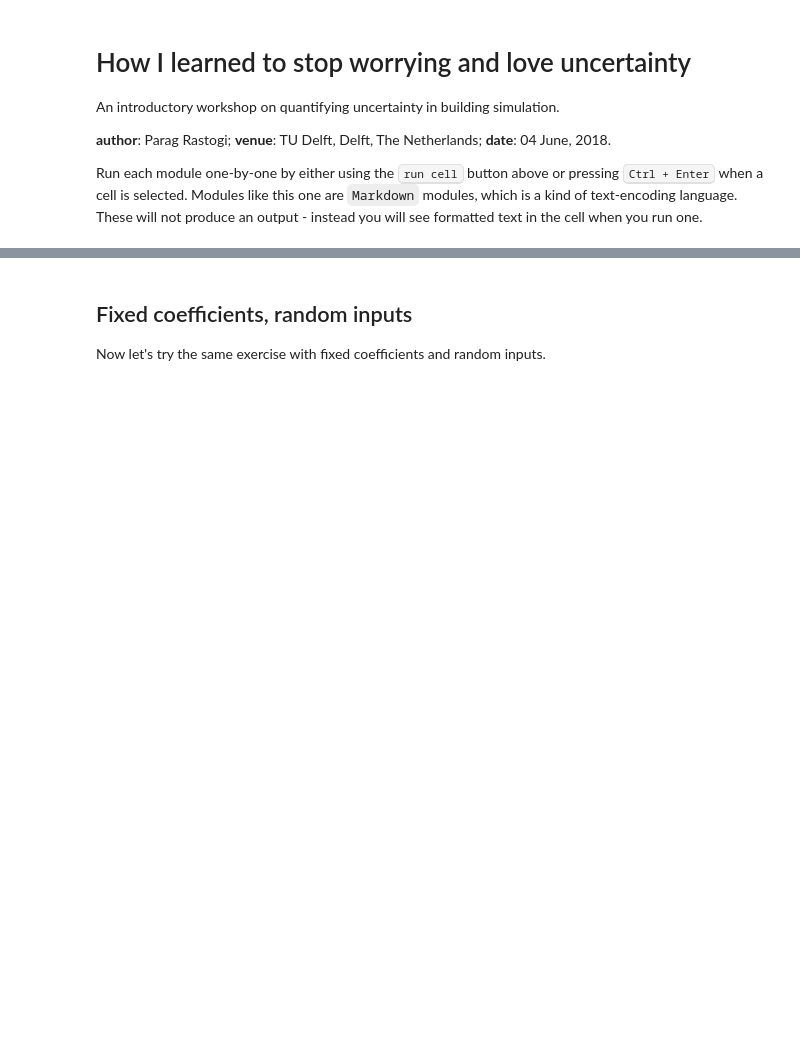
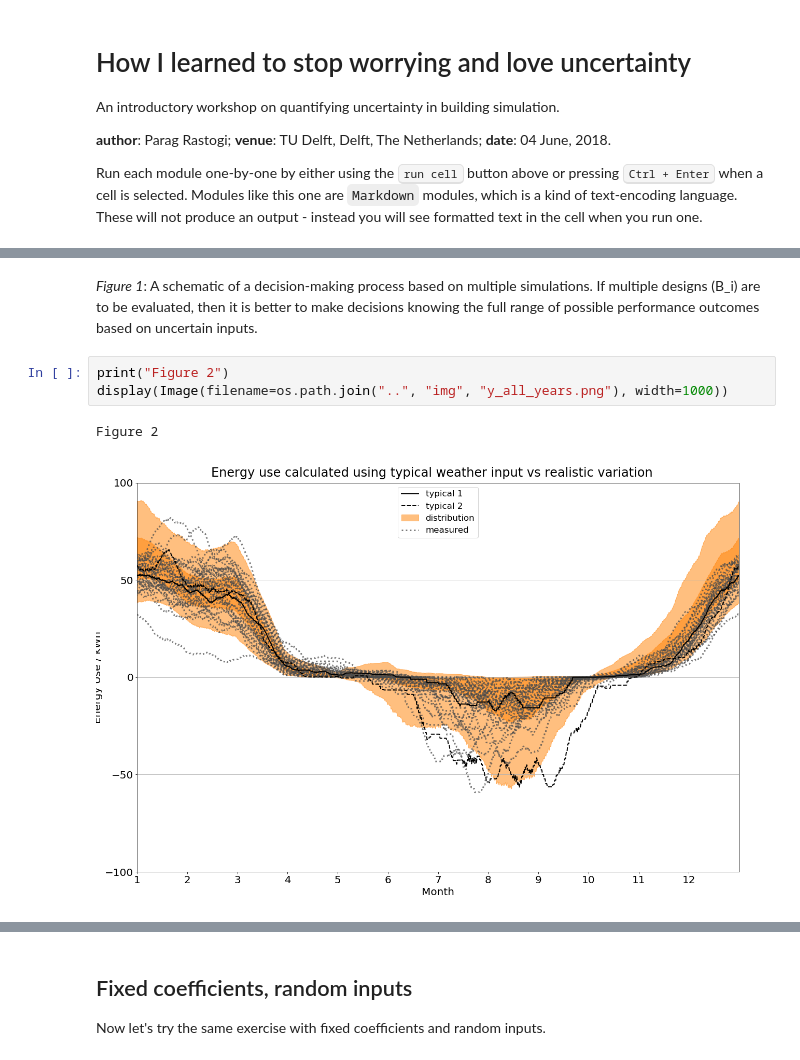
Before and after one commit to paragrastogi/CEPT_Workshop_January2020, a Jupyter notebook: lib/tutorial_v01.ipynb, the cells around one changed output, grey strips where cells are left out. Cells and saved outputs as stored; diff of their text form; blank space fills up the shorter version.

```diff
--- a/lib/tutorial_v01.ipynb
+++ b/lib/tutorial_v01.ipynb
@@ -41,0 +53,8 @@ Yes it is feasible! With rapid-response regression model, which we call an 'emul
+# %% [markdown]
+*Figure 1*: A schematic of a decision-making process based on multiple simulations. If multiple designs (B_i) are to be evaluated, then it is better to make decisions knowing the full range of possible performance outcomes based on uncertain inputs.
+# %%
+print("Figure 2")
+display(Image(filename=os.path.join("..", "img", "y_all_years.png"), width=1000))
+# %% [output]
+Figure 2
+[figure, added]
```
Also changed, not shown: parts of 36 cells of this notebook, 4 other files.
